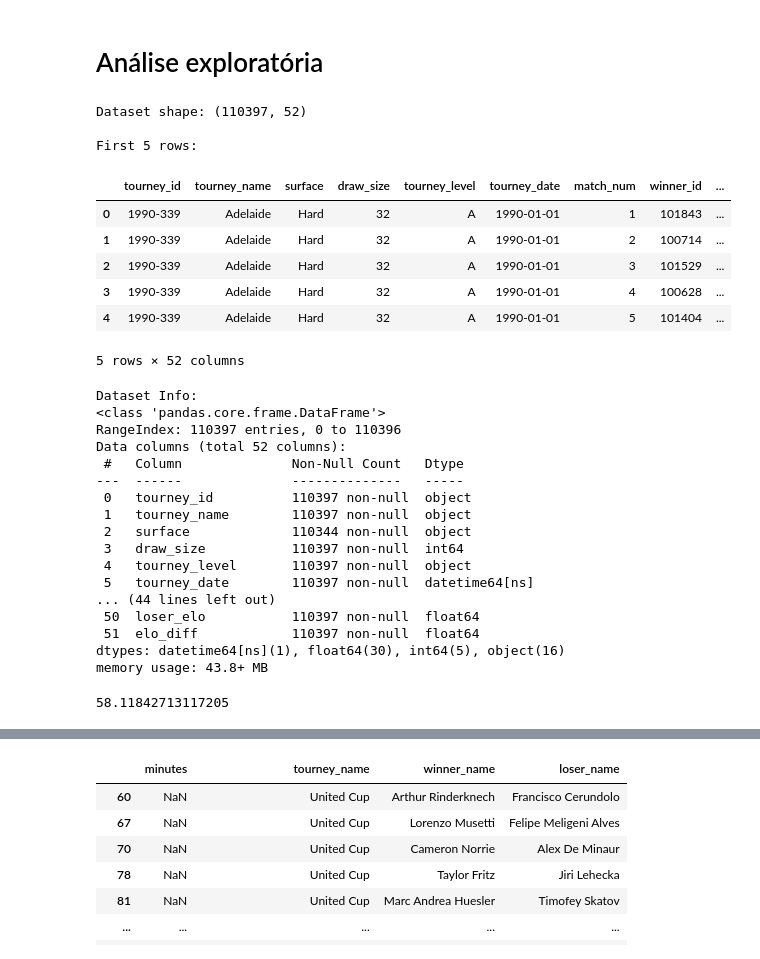
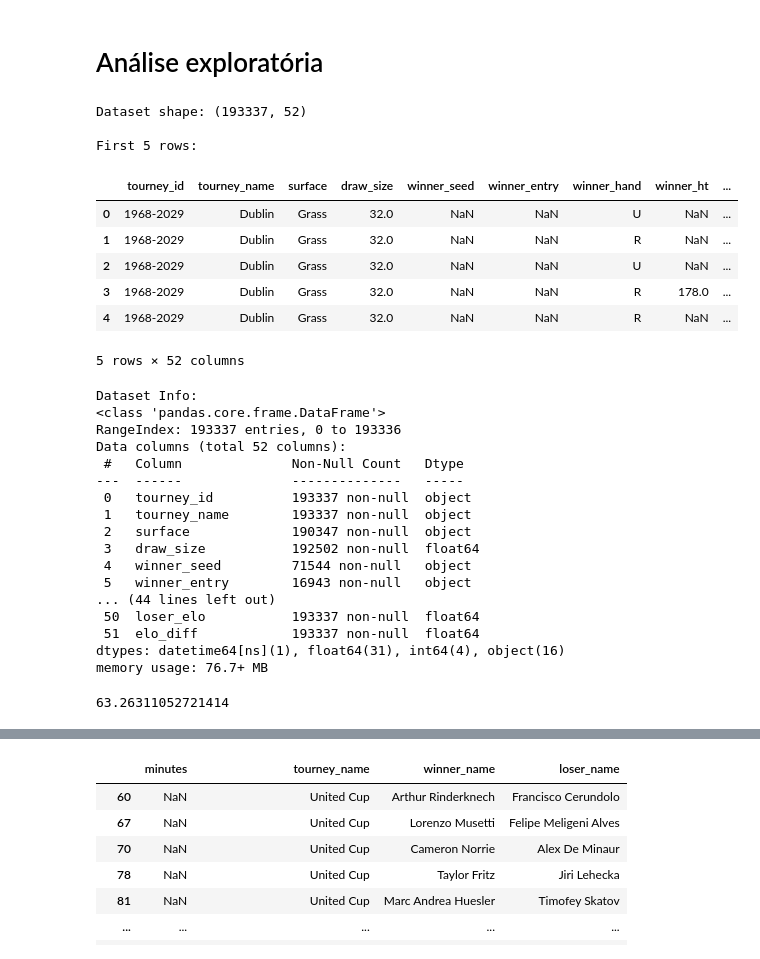
Before and after one commit to davialmeida135/tennis-match-prediction, a Jupyter notebook: dados_tratados/explore.ipynb, the cells around one changed output, grey strips where cells are left out. Cells and saved outputs as stored; diff of their text form; code cells hidden in the pictures.

Commit message:
polars elo calculation

```diff
--- a/dados_tratados/explore.ipynb
+++ b/dados_tratados/explore.ipynb
@@ -14,21 +14,21 @@ import missingno as msno
 #plt.rcParams["figure.figsize"] = (12, 8)
 # %%
 # Load the datasets
-initial_clean_df = pd.read_csv('teste_stats.csv', parse_dates=['tourney_date'])
+initial_clean_df = pd.read_csv('teste_stats_polars.csv', parse_dates=['tourney_date'])
 print(f"Dataset shape: {initial_clean_df.shape}")
 # Display the first few rows
 print("\nFirst 5 rows:")
 display(initial_clean_df.head())
 # %% [output]
-Dataset shape: (110397, 52)
+Dataset shape: (193337, 52)
 
 First 5 rows:
-|  | tourney_id | tourney_name | surface | draw_size | tourney_level | tourney_date | match_num | winner_id | ... |
-| 0 | 1990-339 | Adelaide | Hard | 32 | A | 1990-01-01 | 1 | 101843 | ... |
-| 1 | 1990-339 | Adelaide | Hard | 32 | A | 1990-01-01 | 2 | 100714 | ... |
-| 2 | 1990-339 | Adelaide | Hard | 32 | A | 1990-01-01 | 3 | 101529 | ... |
-| 3 | 1990-339 | Adelaide | Hard | 32 | A | 1990-01-01 | 4 | 100628 | ... |
-| 4 | 1990-339 | Adelaide | Hard | 32 | A | 1990-01-01 | 5 | 101404 | ... |
+|  | tourney_id | tourney_name | surface | draw_size | winner_seed | winner_entry | winner_hand | winner_ht | ... |
+| 0 | 1968-2029 | Dublin | Grass | 32.0 | NaN | NaN | U | NaN | ... |
+| 1 | 1968-2029 | Dublin | Grass | 32.0 | NaN | NaN | R | NaN | ... |
+| 2 | 1968-2029 | Dublin | Grass | 32.0 | NaN | NaN | U | NaN | ... |
+| 3 | 1968-2029 | Dublin | Grass | 32.0 | NaN | NaN | R | 178.0 | ... |
+| 4 | 1968-2029 | Dublin | Grass | 32.0 | NaN | NaN | R | NaN | ... |
 5 rows × 52 columns
 # %%
 # Display basic information about the dataset
@@ -37,26 +37,27 @@ initial_clean_df.info()
 # %% [output]
 Dataset Info:
 <class 'pandas.core.frame.DataFrame'>
-RangeIndex: 110397 entries, 0 to 110396
+RangeIndex: 193337 entries, 0 to 193336
 Data columns (total 52 columns):
  #   Column              Non-Null Count   Dtype
 ---  ------              --------------   -----
- 0   tourney_id          110397 non-null  object
- 1   tourney_name        110397 non-null  object
- 2   surface             110344 non-null  object
- 3   draw_size           110397 non-null  int64
- 4   tourney_level       110397 non-null  object
- 5   tourney_date        110397 non-null  datetime64[ns]
+ 0   tourney_id          193337 non-null  object
+ 1   tourney_name        193337 non-null  object
+ 2   surface             190347 non-null  object
+ 3   draw_size           192502 non-null  float64
+ 4   winner_seed         71544 non-null   object
+ 5   winner_entry        16943 non-null   object
 ... (44 lines left out)
- 50  loser_elo           110397 non-null  float64
- 51  elo_diff            110397 non-null  float64
-dtypes: datetime64[ns](1), float64(30), int64(5), object(16)
-memory usage: 43.8+ MB
+ 50  loser_elo           193337 non-null  float64
+ 51  elo_diff            193337 non-null  float64
+dtypes: datetime64[ns](1), float64(31), int64(4), object(16)
+memory usage: 76.7+ MB
 # %%
 null_surface = initial_clean_df[initial_clean_df['elo_diff']>=0]
 len(null_surface)/len(initial_clean_df) * 100
+#initial_clean_df.loser_elo.max()
 # %% [output]
-58.11842713117205
+63.26311052721414
 # %%
 initial_clean_df.describe().transpose()
 # %% [output]
```
Also changed, not shown: 2 other files.
